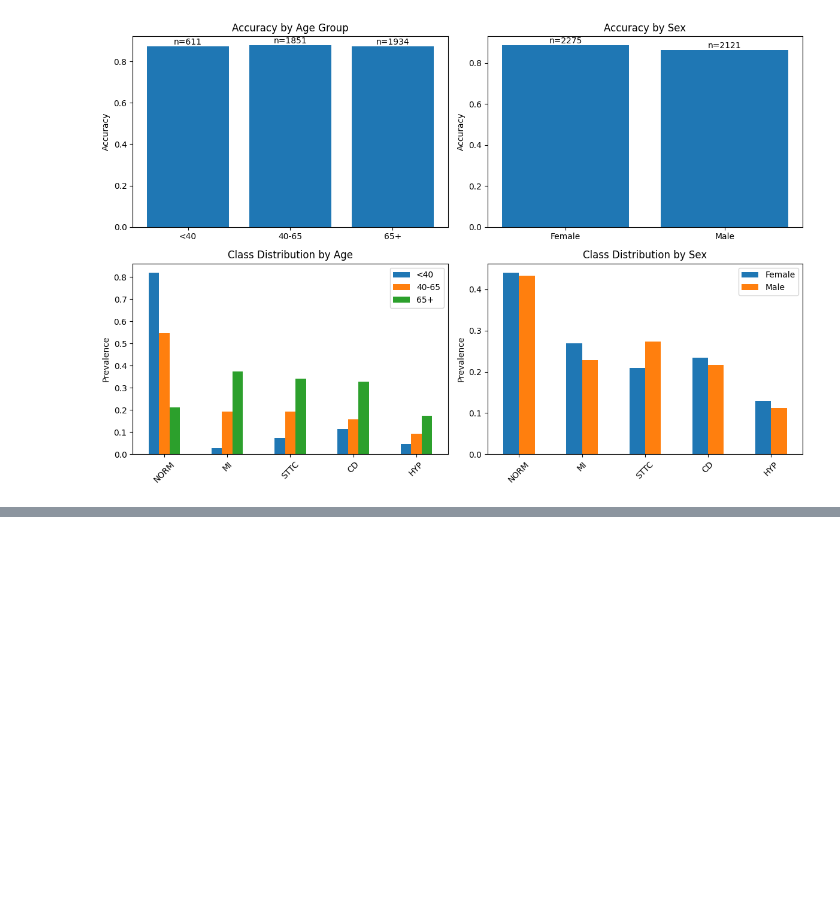
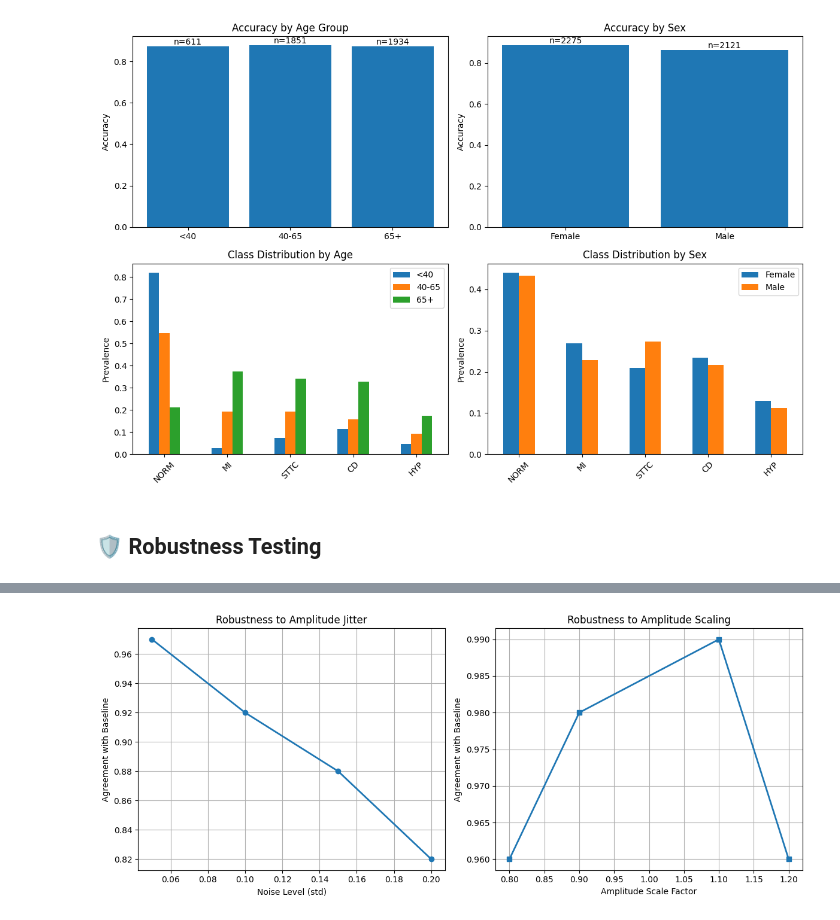
Before and after one commit to dr-ridwanoladipo/ecg-ai, a Jupyter notebook: notebooks/clinical-ecg-evaluation-interpretability.ipynb, the cells around one changed output, grey strips where cells are left out. Drawn from its saved outputs; the diff is of its cells as text; code cells hidden in the pictures; blank space fills up the shorter version.

Commit message:
feat: add robustness testing with amplitude jitter and scaling validation

```diff
--- a/notebooks/clinical-ecg-evaluation-interpretability.ipynb
+++ b/notebooks/clinical-ecg-evaluation-interpretability.ipynb
@@ -346,3 +346,77 @@ slice_results = analyze_demographic_slices()
 # %% [output]
 === Generating Demographic Slice Analysis ===
 [figure]
+# %% [markdown]
+## 🛡️ Robustness Testing
+# %%
+def test_robustness():
+    """Test model robustness to amplitude jitter and scaling for clinical deployment"""
+    robustness_results = {}
+
+    # Test on subset for efficiency
+    test_subset = X_ecg_test[:100]
+
+    # Baseline performance
+    baseline_pred = model.predict([test_subset, X_tab_test.iloc[:100]])
+
+    # Amplitude jitter test
+    jitter_levels = [0.05, 0.1, 0.15, 0.2]
+    jitter_performance = []
+
+    for jitter in jitter_levels:
+        noisy_signals = test_subset + np.random.normal(0, jitter, test_subset.shape)
+        noisy_pred = model.predict([noisy_signals, X_tab_test.iloc[:100]])
+
+        # Calculate agreement with baseline
+        baseline_class = baseline_pred.argmax(axis=1)
+        noisy_class = noisy_pred.argmax(axis=1)
+        agreement = (baseline_class == noisy_class).mean()
+
+        jitter_performance.append(agreement)
+
+    # Amplitude scaling test
+    scale_factors = [0.8, 0.9, 1.1, 1.2]
+    scale_performance = []
+
+    for scale in scale_factors:
+        scaled_signals = test_subset * scale
+        scaled_pred = model.predict([scaled_signals, X_tab_test.iloc[:100]])
+
+        baseline_class = baseline_pred.argmax(axis=1)
+        scaled_class = scaled_pred.argmax(axis=1)
+        agreement = (baseline_class == scaled_class).mean()
+
+        scale_performance.append(agreement)
+
+    # Plot results
+    fig, (ax1, ax2) = plt.subplots(1, 2, figsize=(12, 5))
+
+    ax1.plot(jitter_levels, jitter_performance, 'o-', linewidth=2)
+    ax1.set_xlabel('Noise Level (std)')
+    ax1.set_ylabel('Agreement with Baseline')
+    ax1.set_title('Robustness to Amplitude Jitter')
+    ax1.grid(True)
+
+    ax2.plot(scale_factors, scale_performance, 's-', linewidth=2)
+    ax2.set_xlabel('Amplitude Scale Factor')
+    ax2.set_ylabel('Agreement with Baseline')
+    ax2.set_title('Robustness to Amplitude Scaling')
+    ax2.grid(True)
+
+    plt.tight_layout()
+    plt.savefig('robustness_test.png', dpi=150, bbox_inches='tight')
+    plt.show()
+
+    robustness_results = {
+        'jitter_levels': jitter_levels,
+        'jitter_performance': jitter_performance,
+        'scale_factors': scale_factors,
+        'scale_performance': scale_performance
+    }
+
+    return robustness_results
+
+
+print("=== Conducting Robustness Testing ===")
+robustness_results = test_robustness()
+# %% [output]
@@ -348,0 +433 @@ slice_results = analyze_demographic_slices()
+[figure, added]
```
Also changed, not shown: parts of 1 cell of this notebook.
